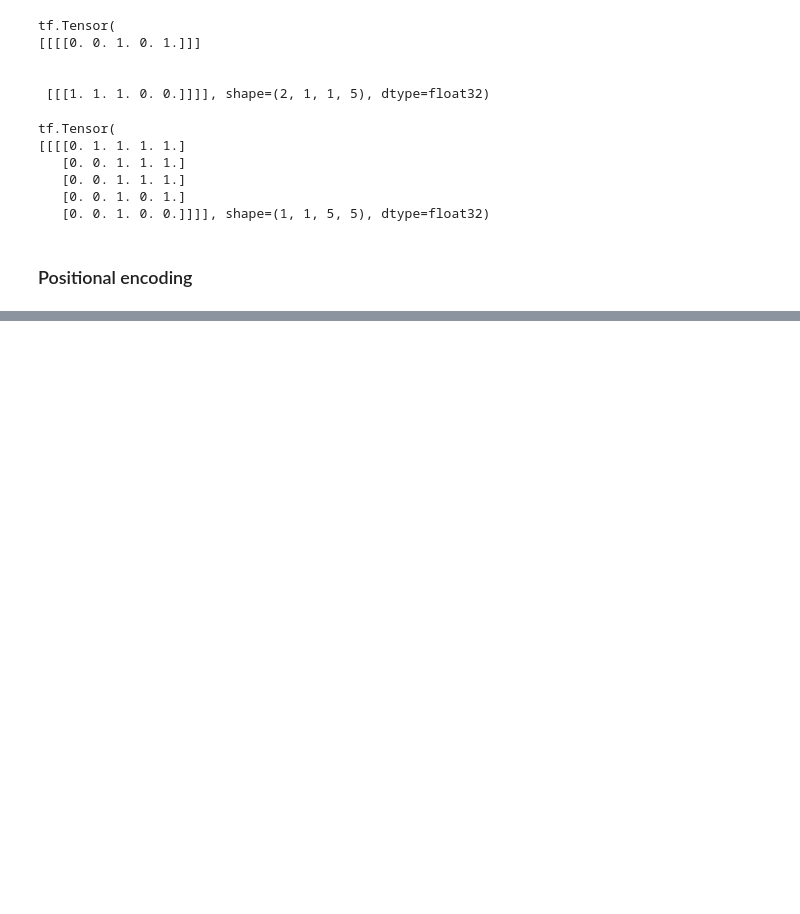
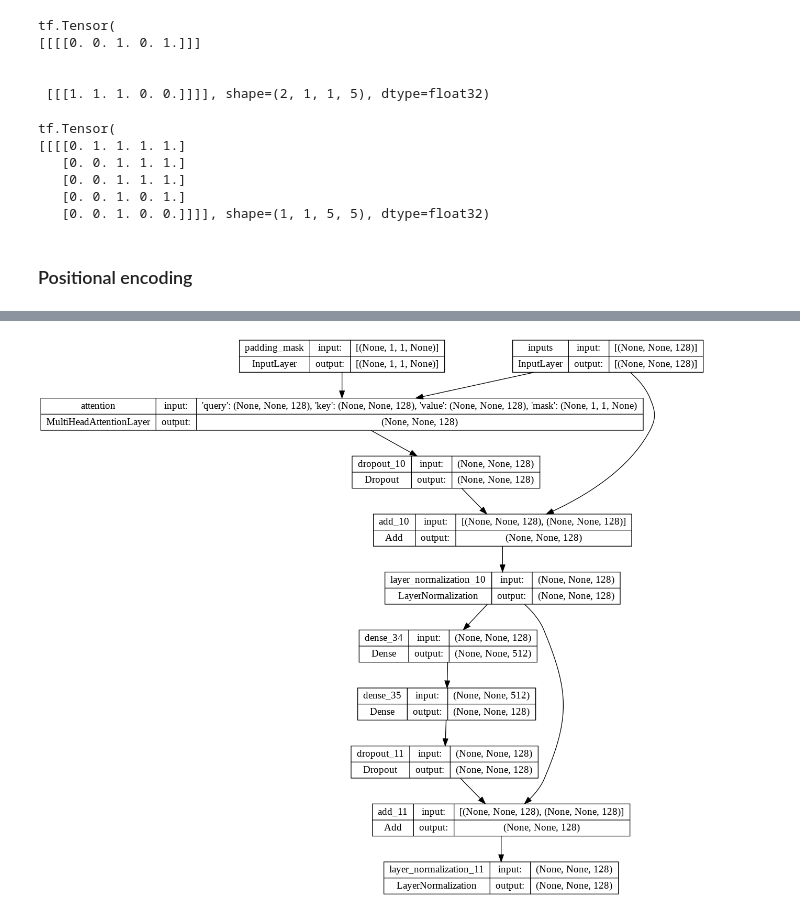
Before and after one commit to MINGofHope/nlp, a Jupyter notebook: Transformers_chatbot.ipynb, the cells around one changed output, grey strips where cells are left out. Cells and saved outputs as stored; diff of their text form; code cells hidden in the pictures; blank space fills up the shorter version.

```diff
--- a/Transformers_chatbot.ipynb
+++ b/Transformers_chatbot.ipynb
@@ -296,17 +277,0 @@ print(dataset)
-# %%
-def scaled_dot_product_attention(query, key, value, mask):
-  # QK^T
-  matmul = tf.matmul(query, key, transpose_b=True)
-  # (QK^T) / sqrt(d_k)
-  d_k = tf.cast(tf.shape(key), dtype=tf.float32)
-  logits = matmul / tf.math.sqrt(d_k)
-
-  # mask
-
-
-
-  # softmax on the logits
-  attention_weights = tf.nn.softmax(logits, axis=-1)  # why on -1 axis and softmax
-  # multiply V
-  output = tf.matmul(attention_weights, value)
-  return output
@@ -375,0 +599,29 @@ class PositionalEncoding(tf.keras.layer.Layer):
+# %%
+def encoder_layer(units, d_model, num_heads, dropout, name='encoder_layer'):
+  inputs = tf.keras.Input(shape=(None, d_model), name='inputs')
+  padding_mask = tf.keras.Input(shape=(1,1,None), name='padding_mask')  #
+
+  attention = MultiHeadAttentionLayer(d_model, num_heads, name='attention')(
+      {'query': inputs, 'key': inputs, 'value':inputs, 'mask':padding_mask}
+  ) #
+  attention = tf.keras.layers.Dropout(rate=dropout)(attention)
+  add_attention = tf.keras.layers.add([inputs, attention])
+  attention = tf.keras.layers.LayerNormalization(epsilon=1e-6)(add_attention) #
+
+  outputs = tf.keras.layers.Dense(units=units, activation='relu')(attention)
+  outputs = tf.keras.layers.Dense(units=d_model)(outputs)
+  outputs = tf.keras.layers.Dropout(rate=dropout)(outputs)
+  add_attention = tf.keras.layers.add([attention, outputs])
+  outputs = tf.keras.layers.LayerNormalization(epsilon=1e-6)(add_attention)
+
+  return tf.keras.Model(inputs=[inputs, padding_mask], outputs=outputs, name=name)
+# %%
+sample_encoder_layer = encoder_layer(
+    units=512, d_model=128, num_heads=4, dropout=0.3, name="sample_encoder_layer"
+)
+
+tf.keras.utils.plot_model(
+    sample_encoder_layer, to_file="encoder_layer.png", show_shapes=True
+)
+# %% [output]
+[figure, added]
```
Also changed, not shown: parts of 59 cells of this notebook.
